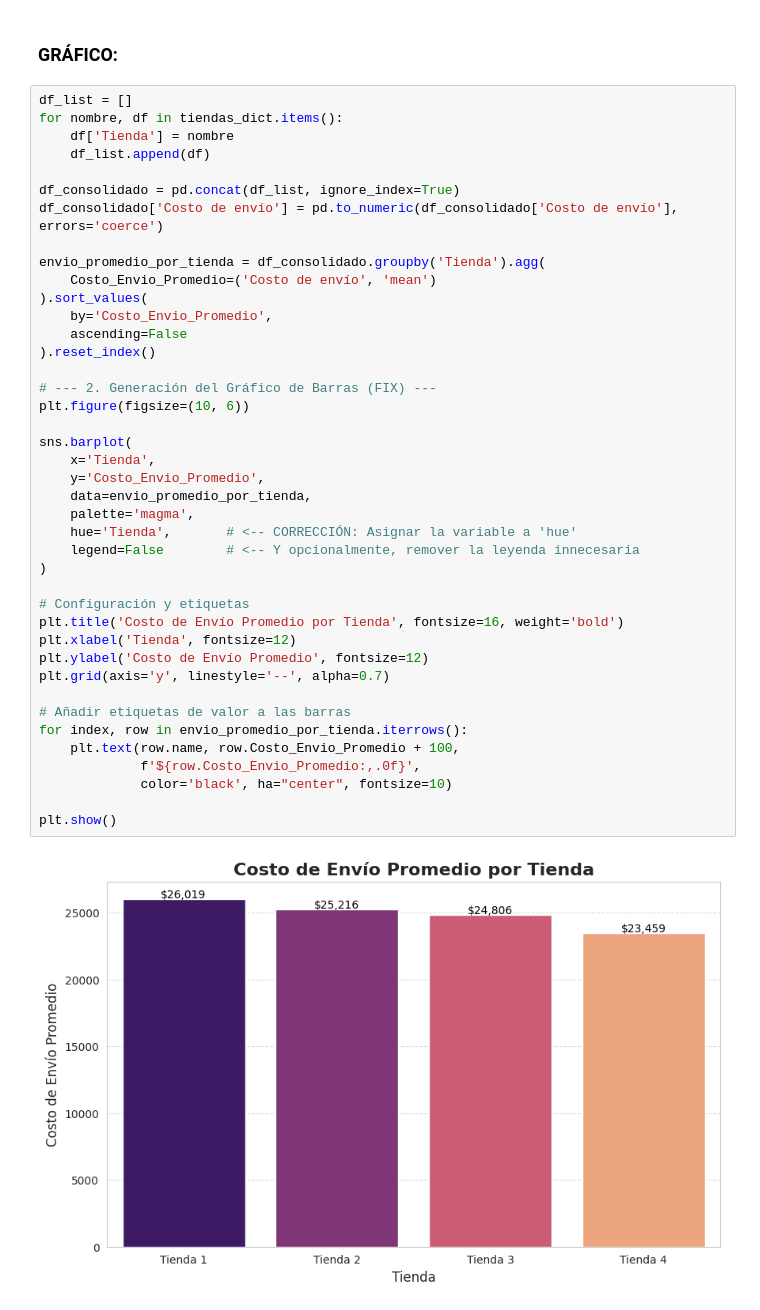
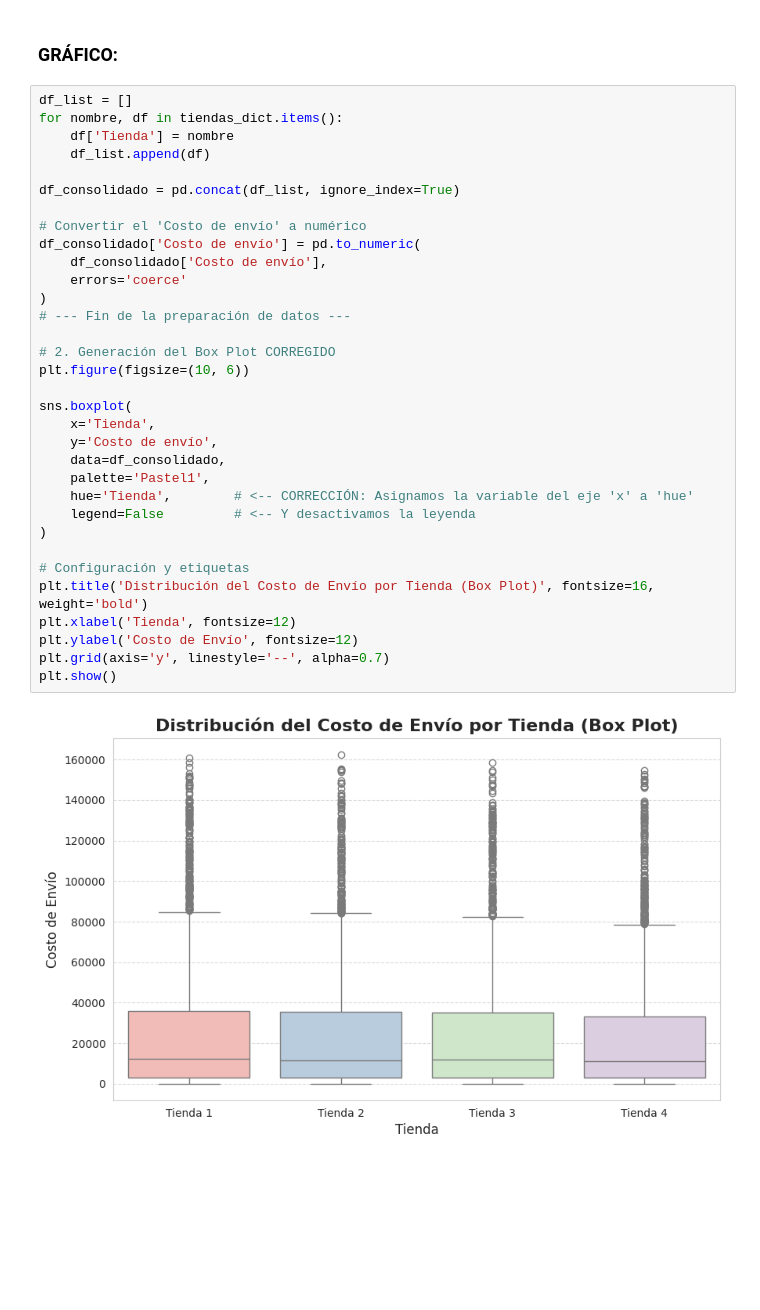
Before and after one commit to edgarbernaling-arch/Desafio_1_Ciencia_de_datos_Edgar_Bernal, a Jupyter notebook: Copia_de_AluraStoreLatam_Challegue1_Ciencia_de_datos_Edgar_Bernal.ipynb, the cells around one changed output. Saved outputs shown, nothing was run; the diff lists cells and outputs as text; blank space fills up the shorter version.

```diff
--- a/Copia_de_AluraStoreLatam_Challegue1_Ciencia_de_datos_Edgar_Bernal.ipynb
+++ b/Copia_de_AluraStoreLatam_Challegue1_Ciencia_de_datos_Edgar_Bernal.ipynb
@@ -377,43 +399,35 @@ print(envio_promedio_por_tienda.to_markdown(index=False, floatfmt=".2f"))
 # %%
 df_list = []
 for nombre, df in tiendas_dict.items():
     df['Tienda'] = nombre
     df_list.append(df)
 
 df_consolidado = pd.concat(df_list, ignore_index=True)
-df_consolidado['Costo de envío'] = pd.to_numeric(df_consolidado['Costo de envío'], errors='coerce')
 
-envio_promedio_por_tienda = df_consolidado.groupby('Tienda').agg(
-    Costo_Envio_Promedio=('Costo de envío', 'mean')
-).sort_values(
-    by='Costo_Envio_Promedio',
-    ascending=False
-).reset_index()
+# Convertir el 'Costo de envío' a numérico
+df_consolidado['Costo de envío'] = pd.to_numeric(
+    df_consolidado['Costo de envío'],
+    errors='coerce'
+)
+# --- Fin de la preparación de datos ---
 
-# --- 2. Generación del Gráfico de Barras (FIX) ---
+# 2. Generación del Box Plot CORREGIDO
 plt.figure(figsize=(10, 6))
 
-sns.barplot(
+sns.boxplot(
     x='Tienda',
-    y='Costo_Envio_Promedio',
-    data=envio_promedio_por_tienda,
-    palette='magma',
-    hue='Tienda',       # <-- CORRECCIÓN: Asignar la variable a 'hue'
-    legend=False        # <-- Y opcionalmente, remover la leyenda innecesaria
+    y='Costo de envío',
+    data=df_consolidado,
+    palette='Pastel1',
+    hue='Tienda',        # <-- CORRECCIÓN: Asignamos la variable del eje 'x' a 'hue'
+    legend=False         # <-- Y desactivamos la leyenda
 )
 
 # Configuración y etiquetas
-plt.title('Costo de Envío Promedio por Tienda', fontsize=16, weight='bold')
+plt.title('Distribución del Costo de Envío por Tienda (Box Plot)', fontsize=16, weight='bold')
 plt.xlabel('Tienda', fontsize=12)
-plt.ylabel('Costo de Envío Promedio', fontsize=12)
+plt.ylabel('Costo de Envío', fontsize=12)
 plt.grid(axis='y', linestyle='--', alpha=0.7)
-
-# Añadir etiquetas de valor a las barras
-for index, row in envio_promedio_por_tienda.iterrows():
-    plt.text(row.name, row.Costo_Envio_Promedio + 100,
-             f'${row.Costo_Envio_Promedio:,.0f}',
-             color='black', ha="center", fontsize=10)
-
 plt.show()
 # %% [output]
-[figure, old version]
+[figure, new version]
```
Also changed, not shown: parts of 2 cells of this notebook.
